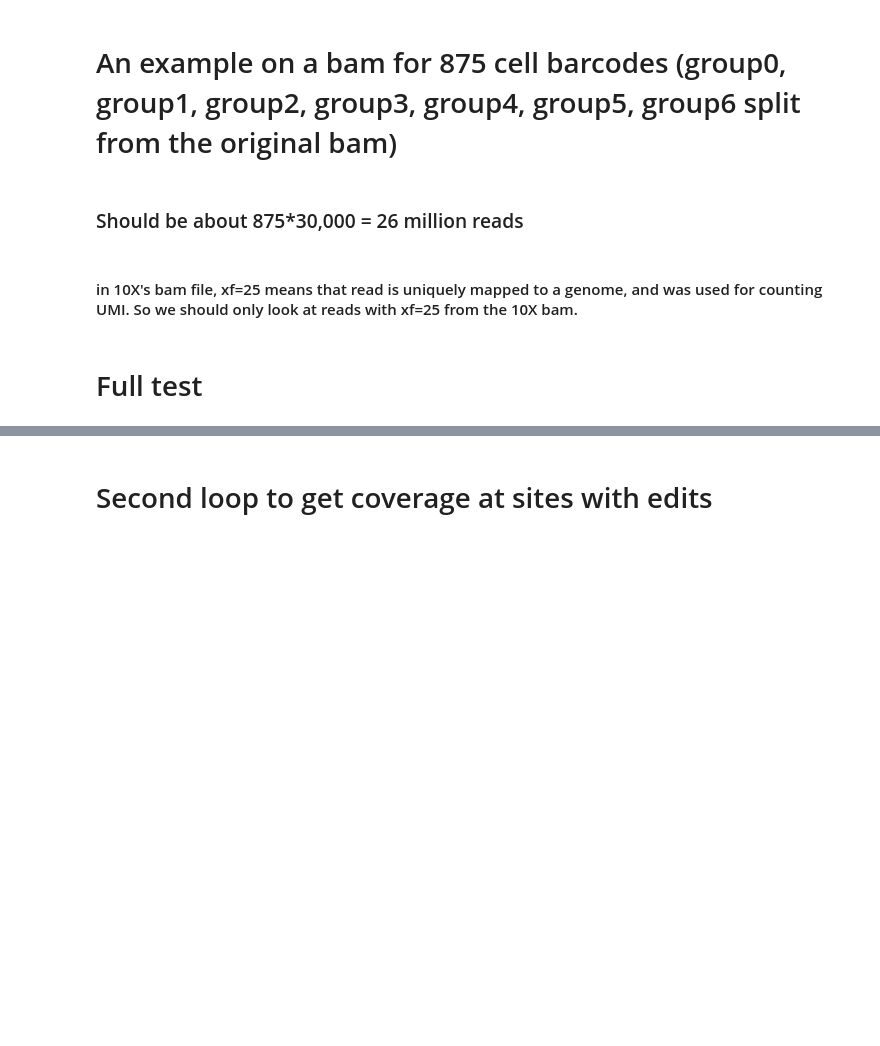
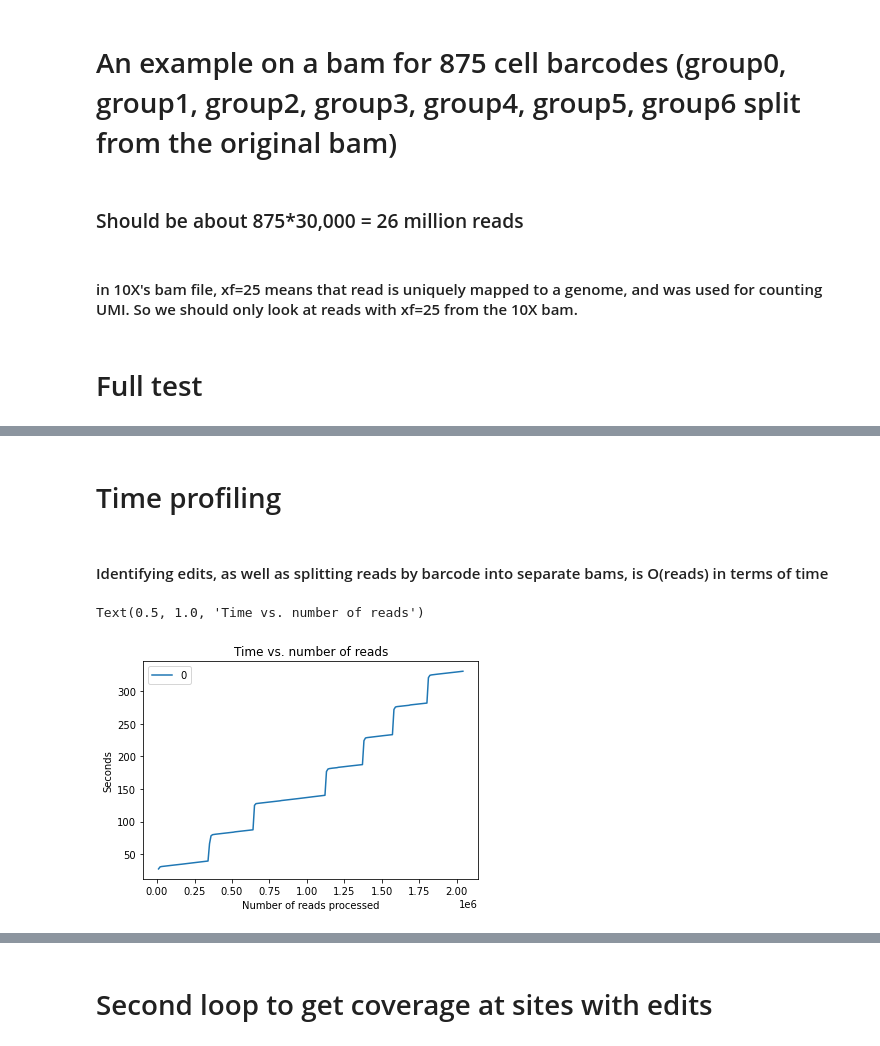
Before and after one commit to howardxu520/MARINE, a Jupyter notebook: scripts/check_against_pileup_all_cells.ipynb, the cells around one changed output, grey strips where cells are left out. Saved outputs shown, nothing was run; the diff lists cells and outputs as text; code cells hidden in the pictures; blank space fills up the shorter version.

```diff
--- a/scripts/check_against_pileup_all_cells.ipynb
+++ b/scripts/check_against_pileup_all_cells.ipynb
@@ -61,8 +61,6 @@ mapping_quality_per_read = {}
 # Print info?
 verbose = False
 
-
-
 EDITED_CODE = 'edited'
 deletions = []
 
@@ -78,10 +76,8 @@ num_reads_to_seconds = {}
 
 
 
-
-
-
 barcodes = defaultdict(lambda:defaultdict(lambda:[]))
+bam_handles_for_barcodes = {}
 
 total_reads = 0
 for contig in contig_lengths_dict.keys():
@@ -101,15 +97,18 @@ for contig in contig_lengths_dict.keys():
 
 
         with open(output_file, 'w') as f:
-
             f.write('barcode\tcontig\tposition\tref\talt\tread_id\tstrand\tdist_from_end\tbase_quality\n')
             for i, read in enumerate(reads_for_contig):
                 total_reads += 1
-                if total_reads % 100000 == 0:
-                    print("\tTotal reads: {}".format(total_reads))
+                if total_reads % 10000 == 0:
+                    num_reads_to_coverage_dict_kb[total_reads] = getsizeof(coverage_dict)/1000
+                    num_reads_to_seconds[total_reads] = time.perf_counter() - start_time
+                    if total_reads % 100000 == 0:
+                        print("\tTotal reads: {}".format(total_reads))
 
-                barcodes[contig][read.get_tag("CB")].append(read)
-                #reference_positions_covered_by_read = update_coverage_array(read, contig, contig_length, barcode_to_coverage_dict)
+                barcode = read.get_tag("CB")
+
+                barcodes[contig][barcode].append(read)
 
                 error_code, list_of_rows, num_edits_of_each_type = add_read_information_to_barcode_dict(read, contig, verbose=verbose)
 
@@ -121,6 +120,14 @@ for contig in contig_lengths_dict.keys():
                         info_line = '\t'.join(info_list) + '\n'
                         f.write(info_line)
 
+                # WRITE READ TO BAM FILE SPECIFIC TO THAT BARCODE AND THAT CONTIG
+                barcode_bam_file_path = "{}/split_bams/contig_{}/{}.bam".format(output_folder, contig, barcode)
+                bam_for_barcode = bam_handles_for_barcodes.get(barcode_bam_file_path)
+                if not bam_for_barcode:
+                    bam_for_barcode = pysam.AlignmentFile(barcode_bam_file_path, "wb", template=samfile)
+                    bam_handles_for_barcodes[barcode_bam_file_path] = bam_for_barcode
+                bam_for_barcode.write(read)
+
                 # BREAK OUT EARLY ONCE WE HIT NUMBER OF READS
                 if counts[contig][error_code] + counts[contig][EDITED_CODE]> MAX_NUM_READS:
                     print("We maxed out past {}".format(MAX_NUM_READS))
@@ -129,11 +136,19 @@ for contig in contig_lengths_dict.keys():
 
         contigs.append(contig)
 
-        num_reads_to_coverage_dict_kb[total_reads] = getsizeof(coverage_dict)/1000
-        num_reads_to_seconds[total_reads] = time.perf_counter() - start_time
+
 
 
     except Exception as e:
         print(contig, e)
+
+    # Index all subset bams
+    for barcode_bam_file_path, bam_file_handle in bam_handles_for_barcodes.items():
+        bam_file_handle.close()
+        if not os.path.exists('{}.bai'.format(barcode_bam_file_path)):
+            pysam.index(barcode_bam_file_path)
+
+    if contig == '15':
+        break
 # %% [output]
 1
@@ -225,0 +171,13 @@ TypeError: object of type 'NoneType' has no len()
+# %% [markdown]
+# Time profiling
+# %% [markdown]
+#### Identifying edits, as well as splitting reads by barcode into separate bams, is O(reads) in terms of time
+# %%
+
+pd.DataFrame.from_dict(num_reads_to_seconds, orient='index').plot()
+plt.ylabel("Seconds")
+plt.xlabel("Number of reads processed")
+plt.title("Time vs. number of reads")
+# %% [output]
+Text(0.5, 1.0, 'Time vs. number of reads')
+[figure, added]
```
Also changed, not shown: parts of 21 cells of this notebook.
